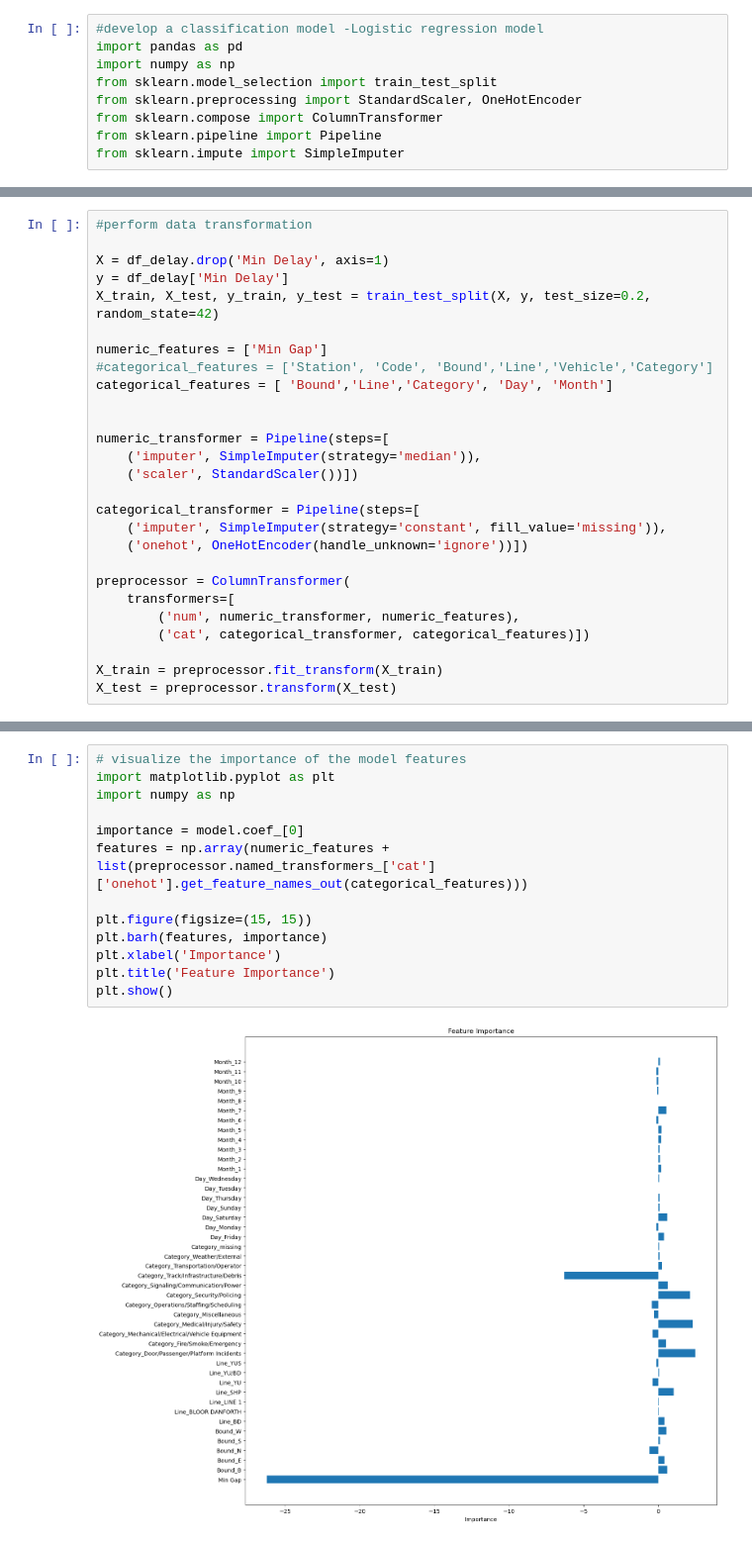
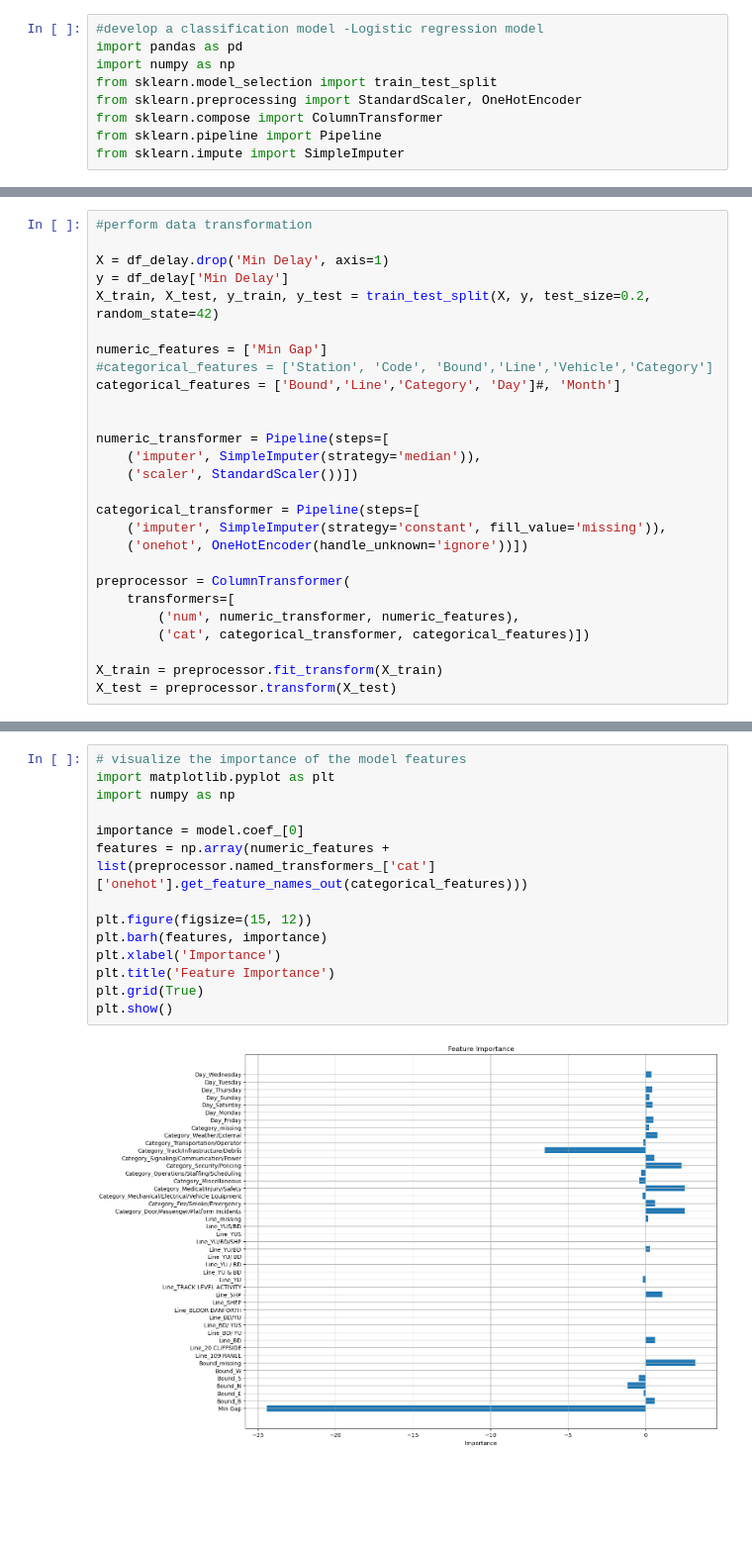
Before and after one commit to jcpeinado/Team_Project-TTC_Delays, a Jupyter notebook: 02_data_processing/02_develop_classification_model.ipynb, the cells around one changed output, grey strips where cells are left out. Shown at 99% size. Drawn from its saved outputs; the diff is of its cells as text; blank space fills up the shorter version.

```diff
--- a/02_data_processing/02_develop_classification_model.ipynb
+++ b/02_data_processing/02_develop_classification_model.ipynb
@@ -43,7 +43,7 @@ X_train, X_test, y_train, y_test = train_test_split(X, y, test_size=0.2, random_
 
 numeric_features = ['Min Gap']
 #categorical_features = ['Station', 'Code', 'Bound','Line','Vehicle','Category']
-categorical_features = [ 'Bound','Line','Category', 'Day', 'Month']
+categorical_features = ['Bound','Line','Category', 'Day']#, 'Month']
 
 
 numeric_transformer = Pipeline(steps=[
@@ -90,15 +90,16 @@ This means that the model correctly classified approximately 62.41% of the insta
 # %%
 # visualize the importance of the model features
 import matplotlib.pyplot as plt
 import numpy as np
 
 importance = model.coef_[0]
 features = np.array(numeric_features + list(preprocessor.named_transformers_['cat']['onehot'].get_feature_names_out(categorical_features)))
 
-plt.figure(figsize=(15, 15))
+plt.figure(figsize=(15, 12))
 plt.barh(features, importance)
 plt.xlabel('Importance')
 plt.title('Feature Importance')
+plt.grid(True)
 plt.show()
 # %% [output]
-[figure, old version]
+[figure, new version]
```
Also changed, not shown: parts of 4 cells of this notebook, 5 other files.
